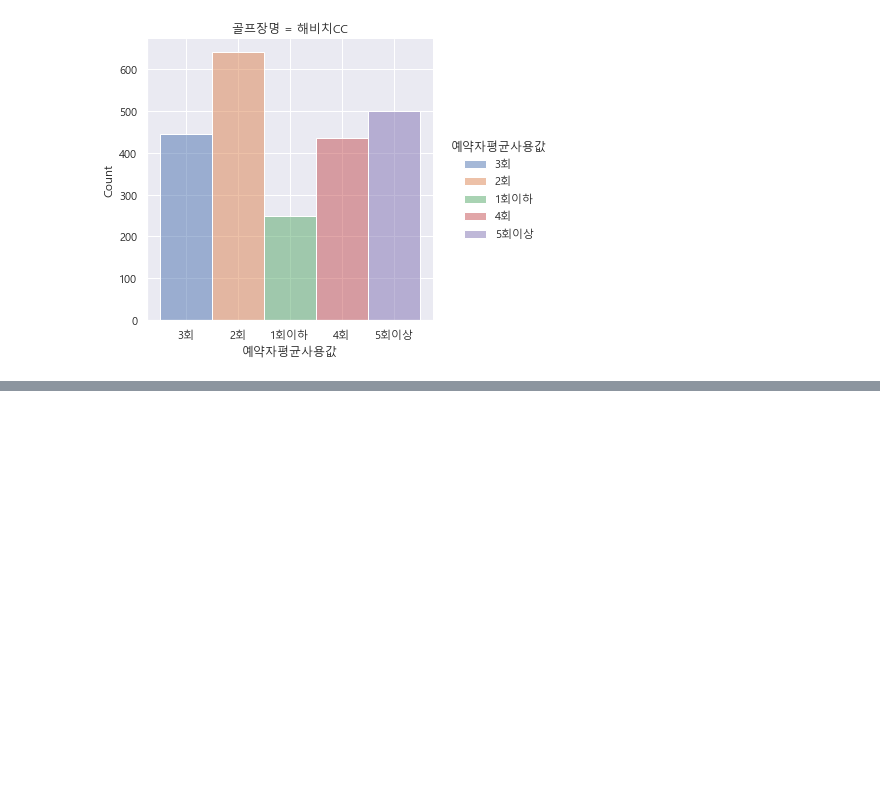
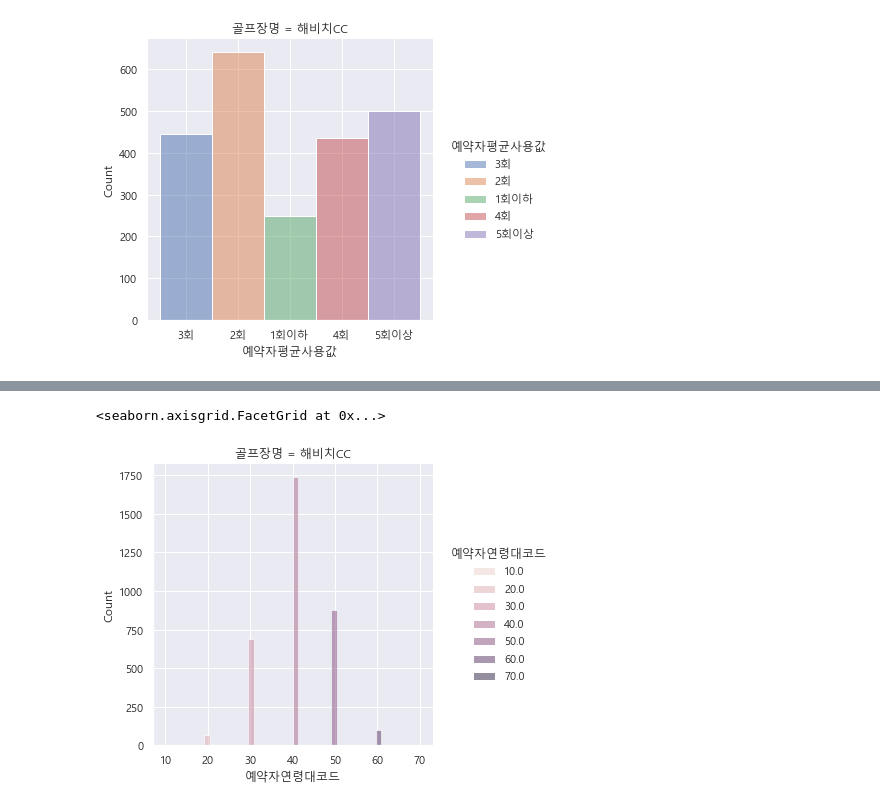
Before and after one commit to minwooking/Next_Ez_Training, a Jupyter notebook: golf10_seaborn.ipynb, the cells around one changed output, grey strips where cells are left out. Drawn from its saved outputs; the diff is of its cells as text; code cells hidden in the pictures; blank space fills up the shorter version.

```diff
--- a/golf10_seaborn.ipynb
+++ b/golf10_seaborn.ipynb
@@ -325,0 +335,7 @@ sns.displot(data=df[df.골프장명 == '해비치CC'], x="예약자평균사용
+# %%
+sns.set(rc = {'figure.figsize':(25,25)})
+plt.rcParams['font.family'] = 'Malgun Gothic'
+sns.displot(data=df[df.골프장명 == '해비치CC'], x="예약자연령대코드",col='골프장명',hue='예약자연령대코드')
+# %% [output]
+<seaborn.axisgrid.FacetGrid at 0x...>
+[figure, added]
```
Also changed, not shown: parts of 2 cells of this notebook, 2 other files.
